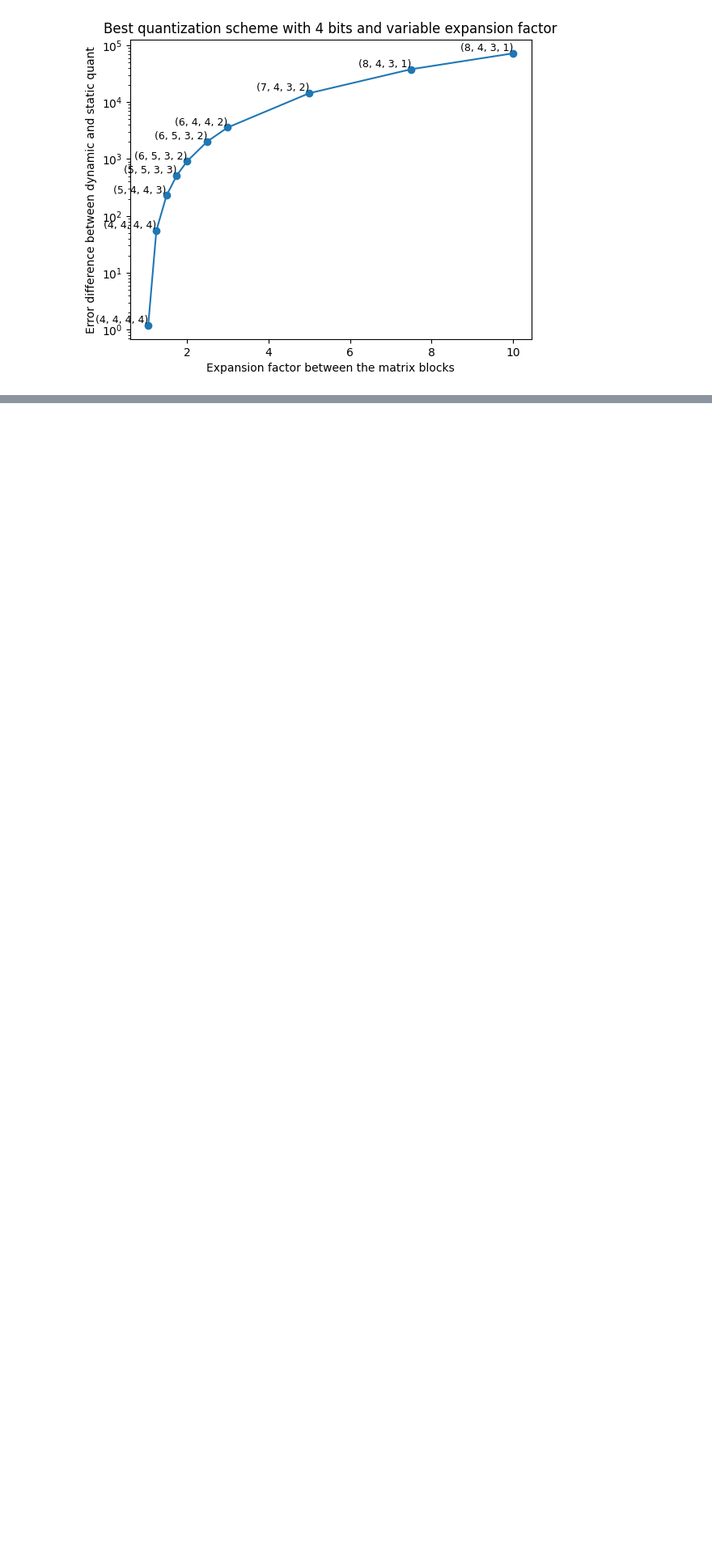
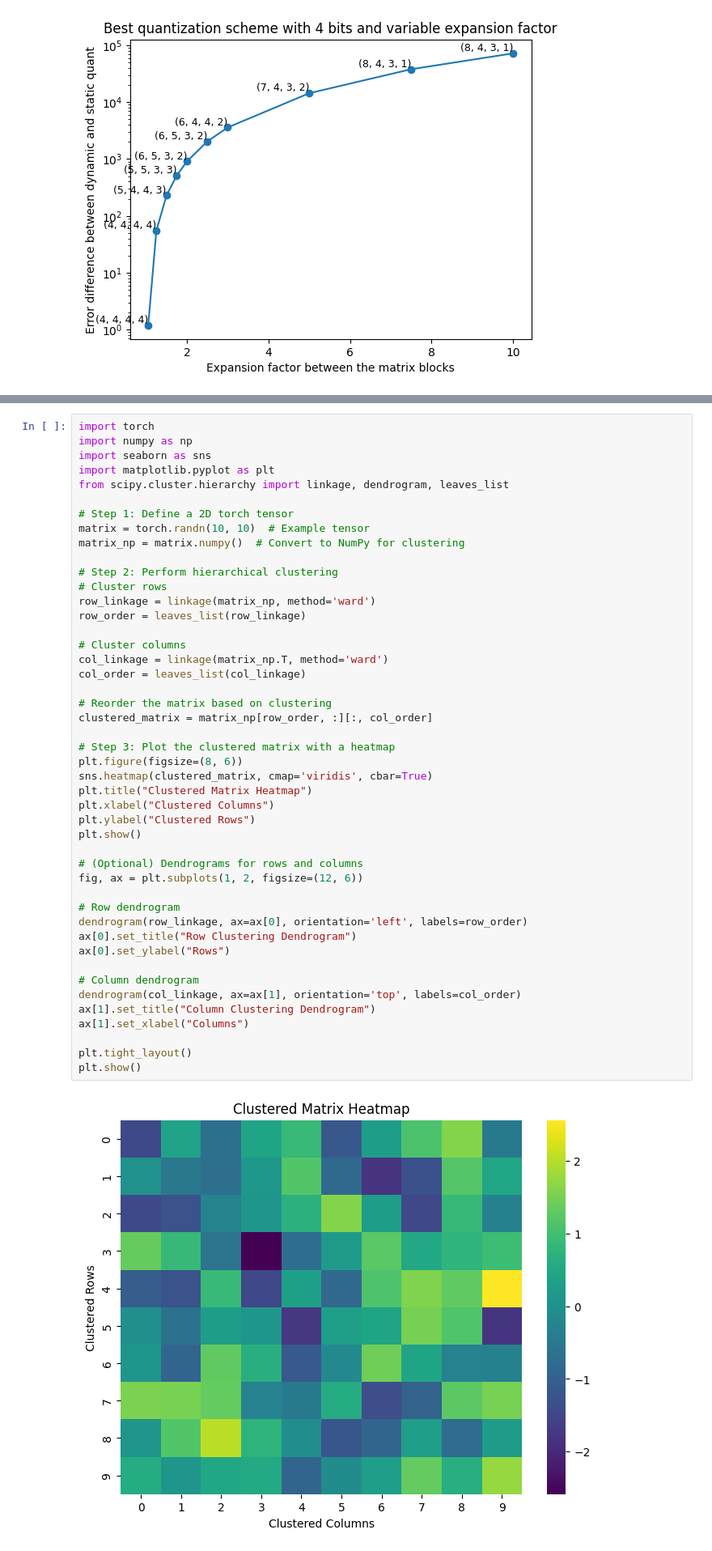
Before and after one commit to Aure20/AutoGPTQ, a Jupyter notebook: perplexity_estimation/matrix-reordering.ipynb, the cells around one changed output, grey strips where cells are left out. Shown at 81% size. Cells and saved outputs as stored; diff of their text form; blank space fills up the shorter version.

```diff
--- a/perplexity_estimation/matrix-reordering.ipynb
+++ b/perplexity_estimation/matrix-reordering.ipynb
@@ -168,0 +221,48 @@ plt.show()
+# %%
+import torch
+import numpy as np
+import seaborn as sns
+import matplotlib.pyplot as plt
+from scipy.cluster.hierarchy import linkage, dendrogram, leaves_list
+
+# Step 1: Define a 2D torch tensor
+matrix = torch.randn(10, 10)  # Example tensor
+matrix_np = matrix.numpy()  # Convert to NumPy for clustering
+
+# Step 2: Perform hierarchical clustering
+# Cluster rows
+row_linkage = linkage(matrix_np, method='ward')
+row_order = leaves_list(row_linkage)
+
+# Cluster columns
+col_linkage = linkage(matrix_np.T, method='ward')
+col_order = leaves_list(col_linkage)
+
+# Reorder the matrix based on clustering
+clustered_matrix = matrix_np[row_order, :][:, col_order]
+
+# Step 3: Plot the clustered matrix with a heatmap
+plt.figure(figsize=(8, 6))
+sns.heatmap(clustered_matrix, cmap='viridis', cbar=True)
+plt.title("Clustered Matrix Heatmap")
+plt.xlabel("Clustered Columns")
+plt.ylabel("Clustered Rows")
+plt.show()
+
+# (Optional) Dendrograms for rows and columns
+fig, ax = plt.subplots(1, 2, figsize=(12, 6))
+
+# Row dendrogram
+dendrogram(row_linkage, ax=ax[0], orientation='left', labels=row_order)
+ax[0].set_title("Row Clustering Dendrogram")
+ax[0].set_ylabel("Rows")
+
+# Column dendrogram
+dendrogram(col_linkage, ax=ax[1], orientation='top', labels=col_order)
+ax[1].set_title("Column Clustering Dendrogram")
+ax[1].set_xlabel("Columns")
+
+plt.tight_layout()
+plt.show()
+# %% [output]
+[figure, added]
```
Also changed, not shown: parts of 11 cells of this notebook, 6 other files.
